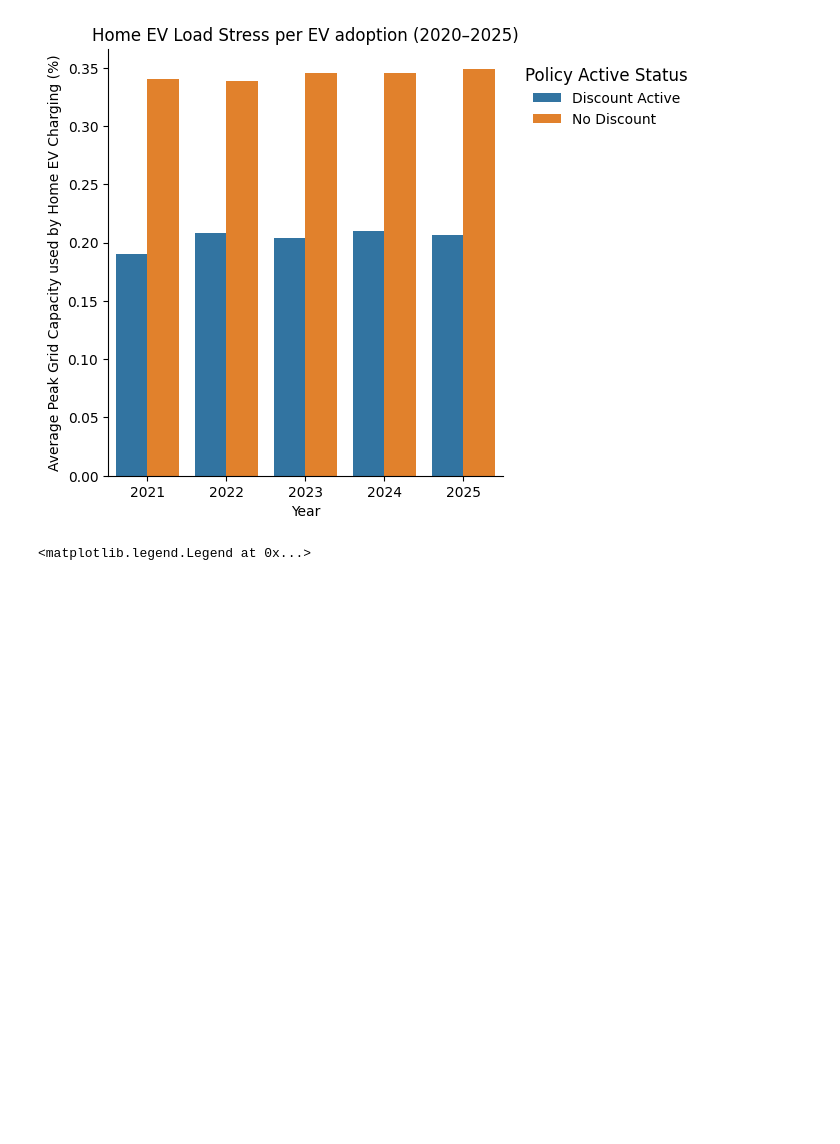
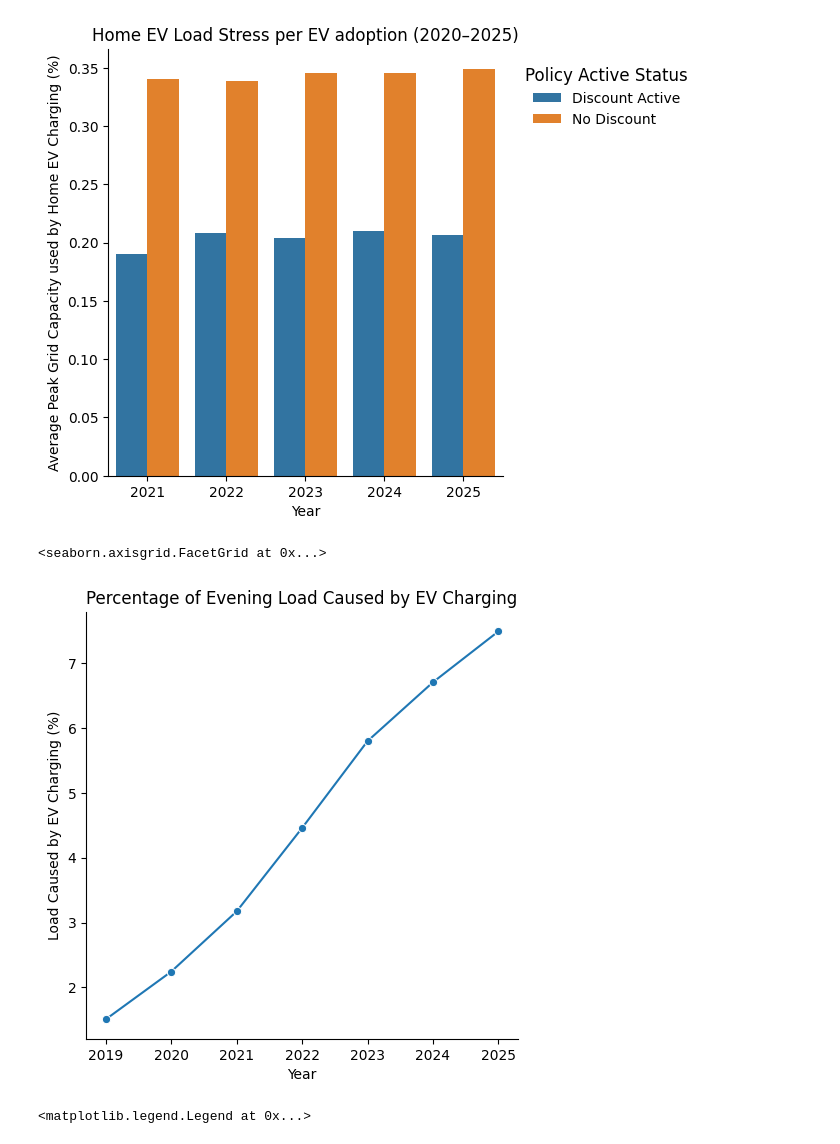
Before and after one commit to shresta-28/TSA_DataScienceandAnalytics, a Jupyter notebook: ev_strain_dataScience_TSA.ipynb, the cells around one changed output. Saved outputs shown, nothing was run; the diff lists cells and outputs as text; code cells hidden in the pictures; blank space fills up the shorter version.

```diff
--- a/ev_strain_dataScience_TSA.ipynb
+++ b/ev_strain_dataScience_TSA.ipynb
@@ -164,6 +164,18 @@ sns.move_legend(yearly_evening_byPolicy_graph,  loc="upper right",
     title_fontsize=12)
 # %% [output]
 [figure]
+# %%
+evening_load = ev_grid_working[
+    ev_grid_working["Time_Block"] == "Evening_Peak"
+].copy()
+
+evening_load["EV_Caused_Load_Pct"] = (evening_load["EV_Charging_Load_MW"] / evening_load["Total_Load_MW"]) * 100
+evening_load_mean = evening_load.groupby("Year")["EV_Caused_Load_Pct"].mean()
+ev_caused_load_graph = sns.relplot(pd.DataFrame(evening_load_mean), y="EV_Caused_Load_Pct", x="Year", kind="line", marker="o")
+ev_caused_load_graph.set(title="Percentage of Evening Load Caused by EV Charging", xlabel="Year", ylabel="Load Caused by EV Charging (%)")
+# %% [output]
+<seaborn.axisgrid.FacetGrid at 0x...>
+[figure, added]
 # %%
 total_stress_table = ev_grid_working[ev_grid_working["Time_Block"]=="Evening_Peak"].pivot_table(
   index="Zone_Name", columns="Year", values="Total_Stress_Pct", aggfunc="mean"
```
